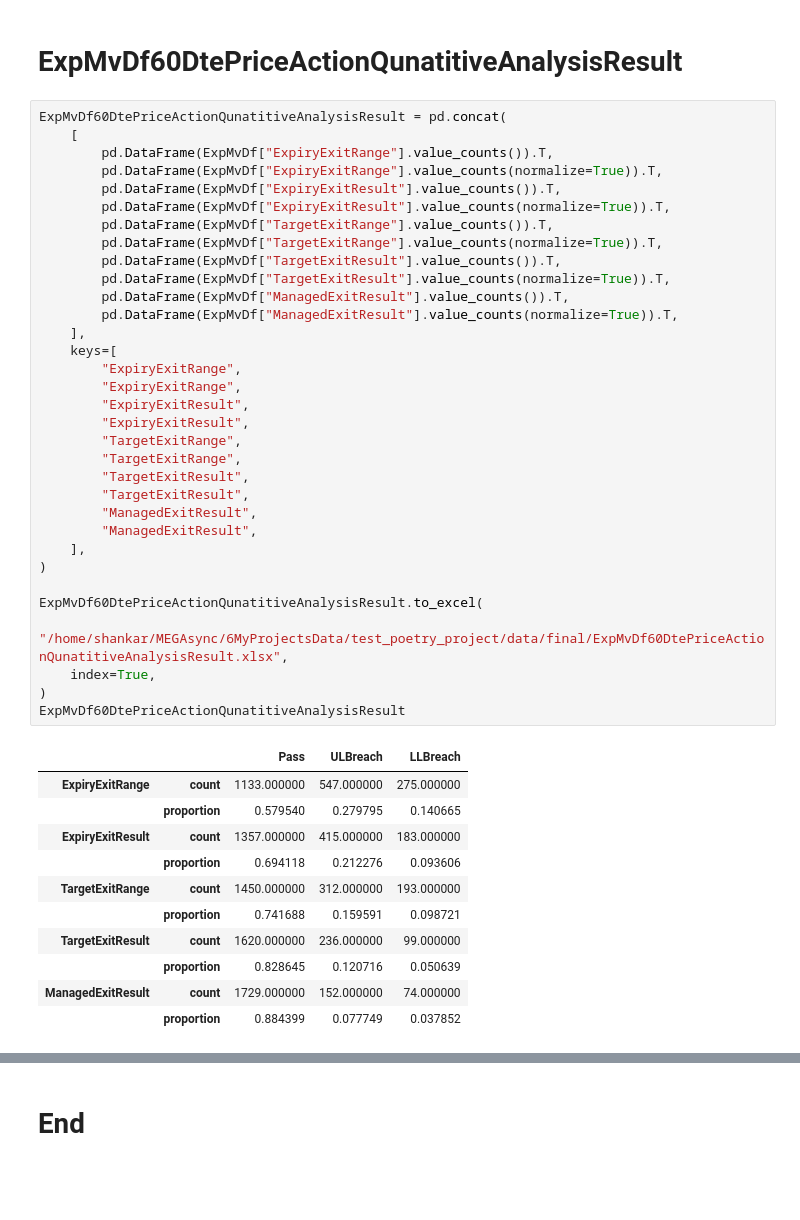
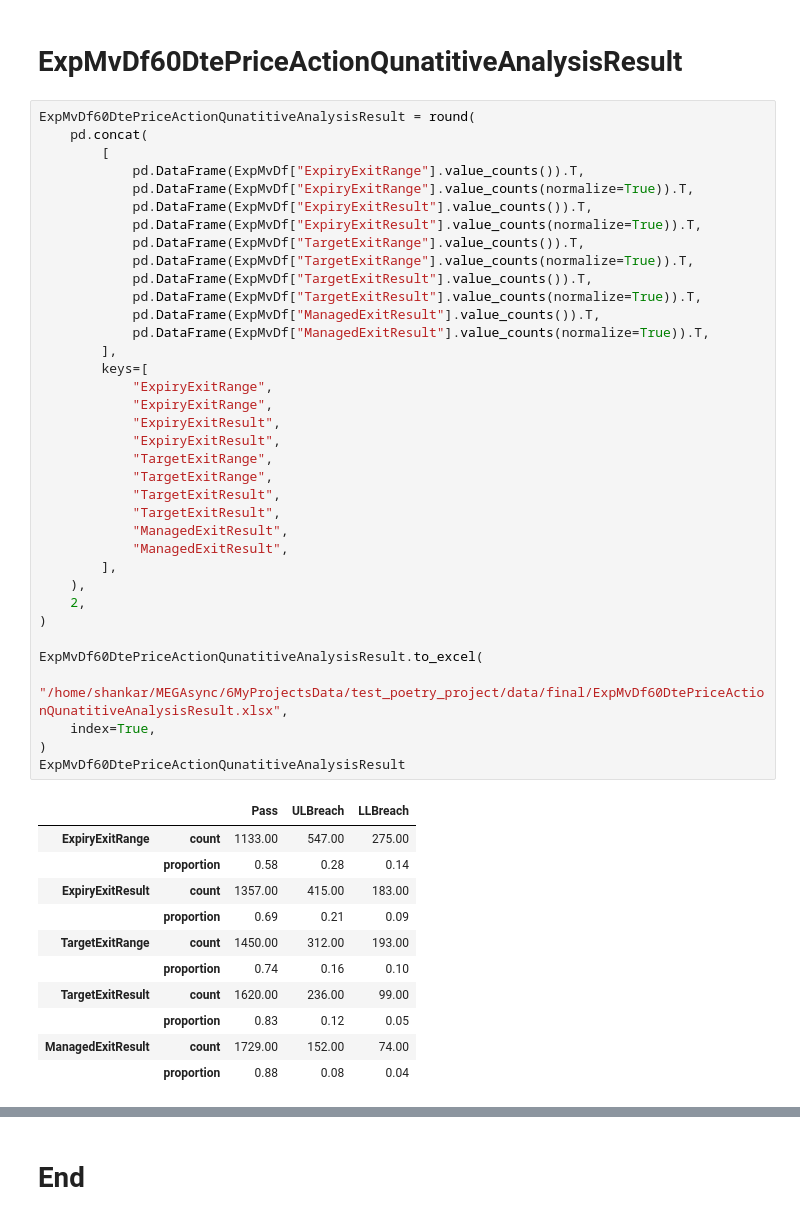
Before and after one commit to shankar58989/NiftyOptionsStrategyExperiment, a Jupyter notebook: notebooks/NSEDataNiftyExpMv60Dte.ipynb, the cells around one changed output, grey strips where cells are left out. Cells and saved outputs as stored; diff of their text form; blank space fills up the shorter version.

```diff
--- a/notebooks/NSEDataNiftyExpMv60Dte.ipynb
+++ b/notebooks/NSEDataNiftyExpMv60Dte.ipynb
@@ -937,49 +938,52 @@ ExpMvDf[1954:]
 # %% [markdown]
 # ExpMvDf60DtePriceActionQunatitiveAnalysisResult
 # %%
-ExpMvDf60DtePriceActionQunatitiveAnalysisResult = pd.concat(
-    [
-        pd.DataFrame(ExpMvDf["ExpiryExitRange"].value_counts()).T,
-        pd.DataFrame(ExpMvDf["ExpiryExitRange"].value_counts(normalize=True)).T,
-        pd.DataFrame(ExpMvDf["ExpiryExitResult"].value_counts()).T,
-        pd.DataFrame(ExpMvDf["ExpiryExitResult"].value_counts(normalize=True)).T,
-        pd.DataFrame(ExpMvDf["TargetExitRange"].value_counts()).T,
-        pd.DataFrame(ExpMvDf["TargetExitRange"].value_counts(normalize=True)).T,
-        pd.DataFrame(ExpMvDf["TargetExitResult"].value_counts()).T,
-        pd.DataFrame(ExpMvDf["TargetExitResult"].value_counts(normalize=True)).T,
-        pd.DataFrame(ExpMvDf["ManagedExitResult"].value_counts()).T,
-        pd.DataFrame(ExpMvDf["ManagedExitResult"].value_counts(normalize=True)).T,
-    ],
-    keys=[
-        "ExpiryExitRange",
-        "ExpiryExitRange",
-        "ExpiryExitResult",
-        "ExpiryExitResult",
-        "TargetExitRange",
-        "TargetExitRange",
-        "TargetExitResult",
-        "TargetExitResult",
-        "ManagedExitResult",
-        "ManagedExitResult",
-    ],
+ExpMvDf60DtePriceActionQunatitiveAnalysisResult = round(
+    pd.concat(
+        [
+            pd.DataFrame(ExpMvDf["ExpiryExitRange"].value_counts()).T,
+            pd.DataFrame(ExpMvDf["ExpiryExitRange"].value_counts(normalize=True)).T,
+            pd.DataFrame(ExpMvDf["ExpiryExitResult"].value_counts()).T,
+            pd.DataFrame(ExpMvDf["ExpiryExitResult"].value_counts(normalize=True)).T,
+            pd.DataFrame(ExpMvDf["TargetExitRange"].value_counts()).T,
+            pd.DataFrame(ExpMvDf["TargetExitRange"].value_counts(normalize=True)).T,
+            pd.DataFrame(ExpMvDf["TargetExitResult"].value_counts()).T,
+            pd.DataFrame(ExpMvDf["TargetExitResult"].value_counts(normalize=True)).T,
+            pd.DataFrame(ExpMvDf["ManagedExitResult"].value_counts()).T,
+            pd.DataFrame(ExpMvDf["ManagedExitResult"].value_counts(normalize=True)).T,
+        ],
+        keys=[
+            "ExpiryExitRange",
+            "ExpiryExitRange",
+            "ExpiryExitResult",
+            "ExpiryExitResult",
+            "TargetExitRange",
+            "TargetExitRange",
+            "TargetExitResult",
+            "TargetExitResult",
+            "ManagedExitResult",
+            "ManagedExitResult",
+        ],
+    ),
+    2,
 )
 
 ExpMvDf60DtePriceActionQunatitiveAnalysisResult.to_excel(
     "/home/shankar/MEGAsync/6MyProjectsData/test_poetry_project/data/final/ExpMvDf60DtePriceActionQunatitiveAnalysisResult.xlsx",
     index=True,
 )
 ExpMvDf60DtePriceActionQunatitiveAnalysisResult
 # %% [output]
 |  |  | Pass | ULBreach | LLBreach |
-| ExpiryExitRange | count | 1133.000000 | 547.000000 | 275.000000 |
-|  | proportion | 0.579540 | 0.279795 | 0.140665 |
-| ExpiryExitResult | count | 1357.000000 | 415.000000 | 183.000000 |
-|  | proportion | 0.694118 | 0.212276 | 0.093606 |
-| TargetExitRange | count | 1450.000000 | 312.000000 | 193.000000 |
-|  | proportion | 0.741688 | 0.159591 | 0.098721 |
-| TargetExitResult | count | 1620.000000 | 236.000000 | 99.000000 |
-|  | proportion | 0.828645 | 0.120716 | 0.050639 |
-| ManagedExitResult | count | 1729.000000 | 152.000000 | 74.000000 |
-|  | proportion | 0.884399 | 0.077749 | 0.037852 |
+| ExpiryExitRange | count | 1133.00 | 547.00 | 275.00 |
+|  | proportion | 0.58 | 0.28 | 0.14 |
+| ExpiryExitResult | count | 1357.00 | 415.00 | 183.00 |
+|  | proportion | 0.69 | 0.21 | 0.09 |
+| TargetExitRange | count | 1450.00 | 312.00 | 193.00 |
+|  | proportion | 0.74 | 0.16 | 0.10 |
+| TargetExitResult | count | 1620.00 | 236.00 | 99.00 |
+|  | proportion | 0.83 | 0.12 | 0.05 |
+| ManagedExitResult | count | 1729.00 | 152.00 | 74.00 |
+|  | proportion | 0.88 | 0.08 | 0.04 |
 # %%
 # Selecting the proportion data from the nested index
```
Also changed, not shown: parts of 2 cells of this notebook, 1 other file.
